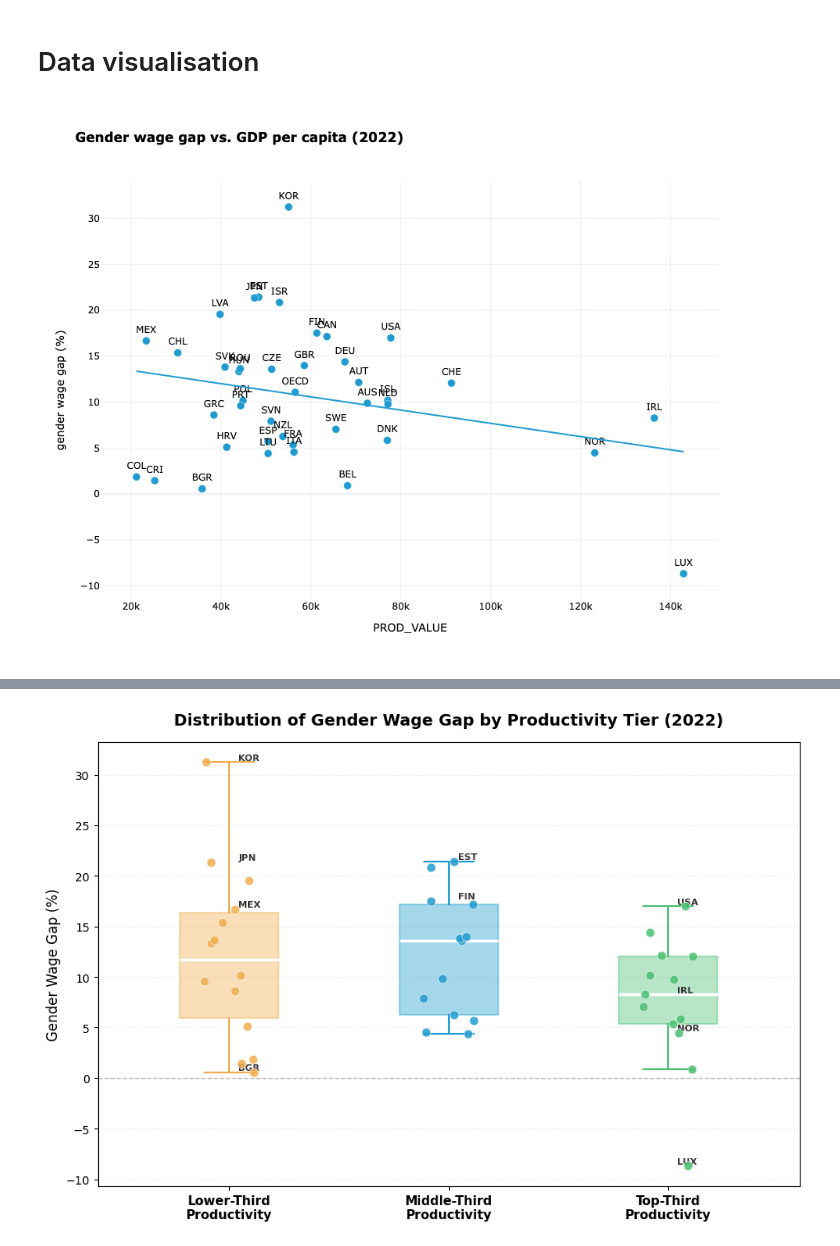
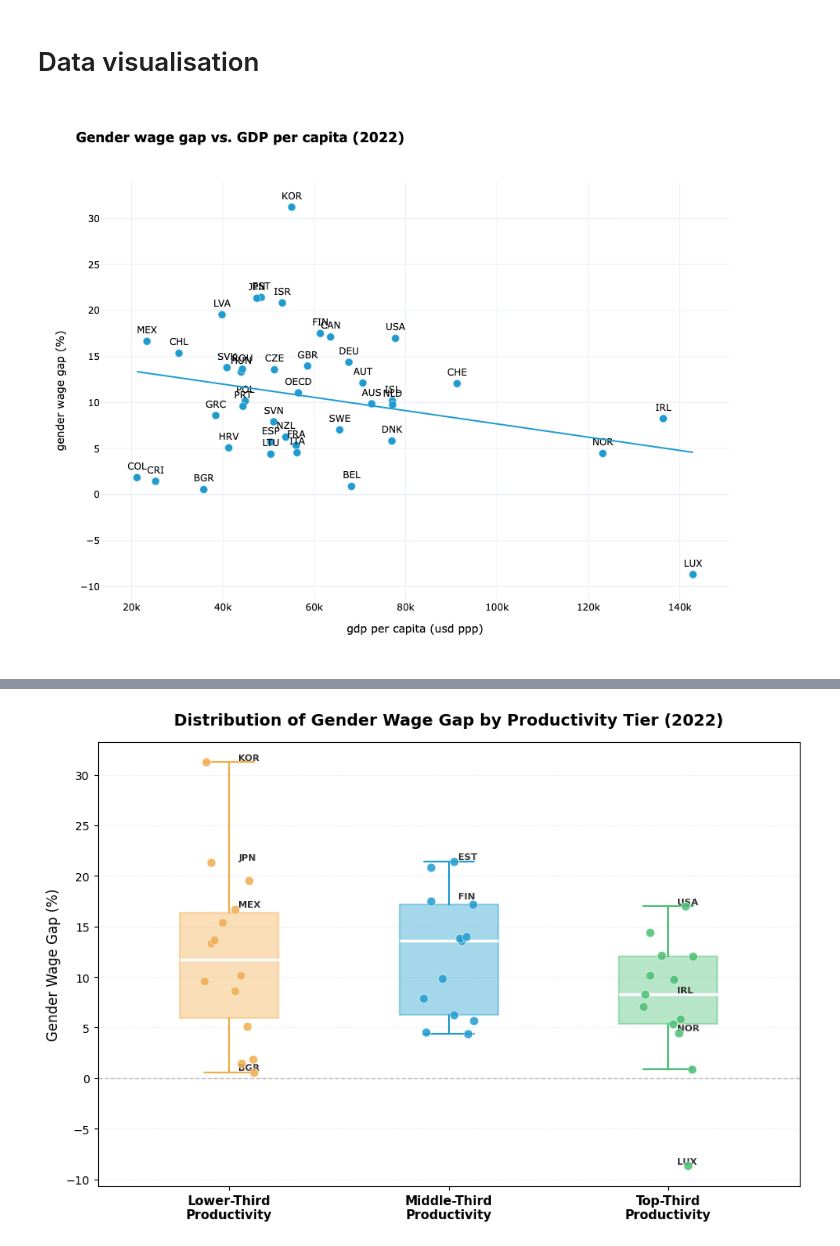
Before and after one commit to OsKaR31415/analyse_de_donnees_projet_1, a Jupyter notebook: report.ipynb, the cells around one changed output, grey strips where cells are left out. Saved outputs shown, nothing was run; the diff lists cells and outputs as text; code cells hidden in the pictures.

```diff
--- a/report.ipynb
+++ b/report.ipynb
@@ -148,35 +149,35 @@ df_2022 = DATA[
 fig = px.scatter(
     df_2022,
     x="PROD_VALUE",
     y="GENDER_WAGE_GAP",
     text="REF_AREA",
     trendline="ols",
     title="Gender wage gap vs. GDP per capita (2022)",
     labels={
-        "GDPPOP": "gdp per capita (usd ppp)",
+        "PROD_VALUE": "gdp per capita (usd ppp)",
         "GENDER_WAGE_GAP": "gender wage gap (%)"
     },
     template="plotly_white",
 )
 
 fig.update_traces(
     textposition="top center",
     marker=dict(size=10,
                 color="#209BCF",
                 line=dict(width=0.5,
                           color='white')),
 )
 
 fig.update_layout(
     width=1200,
     height=700,
     font_color="black",
     title_font_weight="bold",
 )
 
 fig.show()
 # %% [output]
-[figure, old version]
+[figure, new version]
 # %%
 #|label: raw-ordby-gwg
 display(df_2022[['REF_AREA', 'GENDER_WAGE_GAP', 'PROD_VALUE']].sort_values('GENDER_WAGE_GAP'))
```
Also changed, not shown: parts of 3 cells of this notebook, 2 other files.
